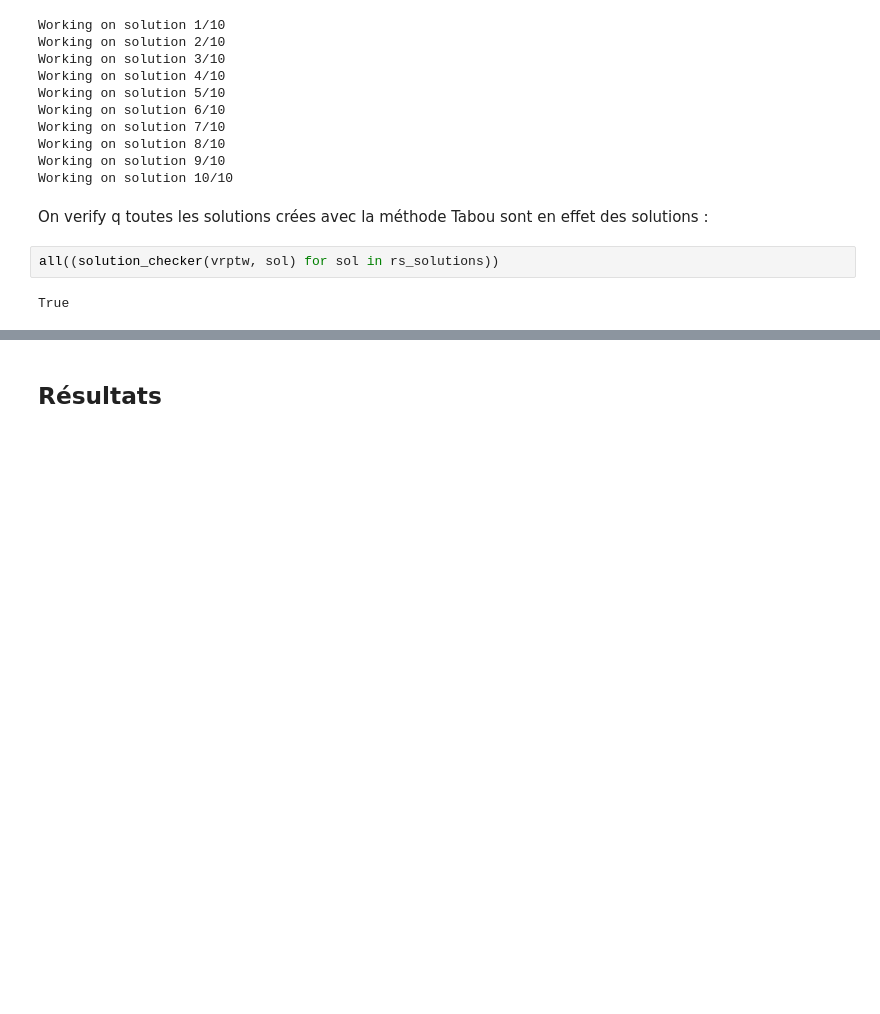
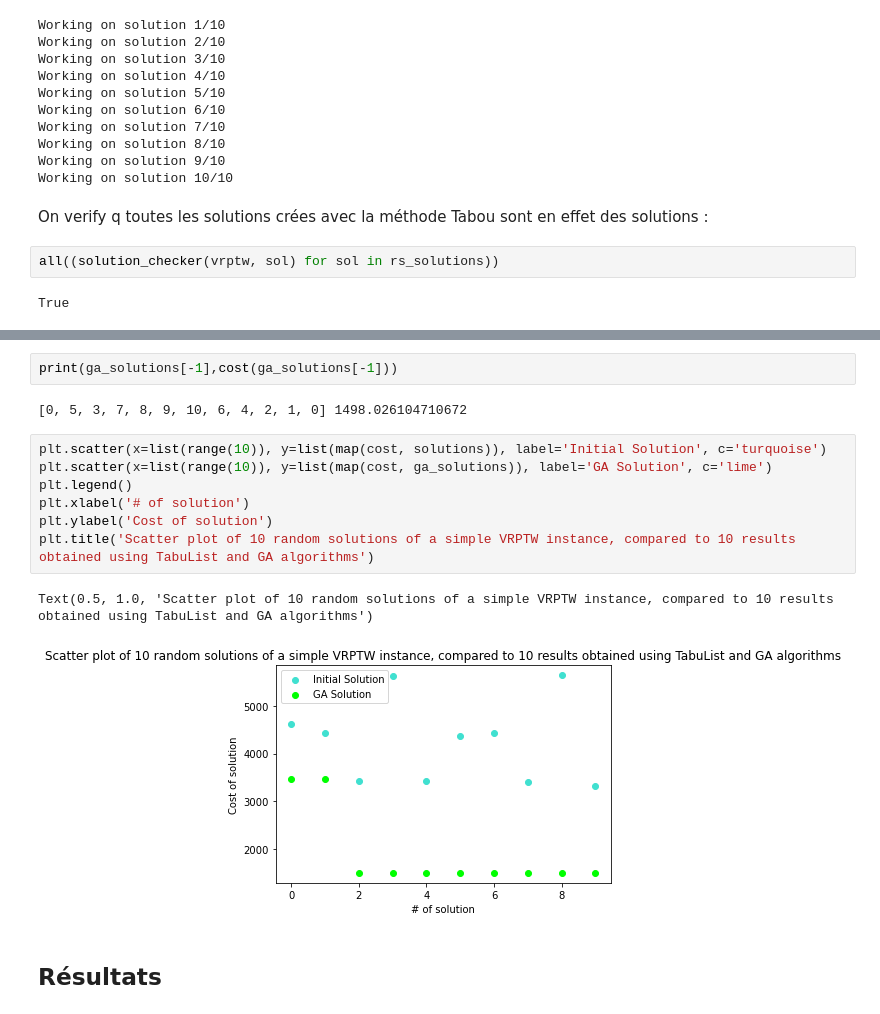
Before and after one commit to pabloskewes/ICO, a Jupyter notebook: codes/laboratory.ipynb, the cells around one changed output, grey strips where cells are left out. Cells and saved outputs as stored; diff of their text form; blank space fills up the shorter version.

```diff
--- a/codes/laboratory.ipynb
+++ b/codes/laboratory.ipynb
@@ -163,3 +209,17 @@ Text(0.5, 1.0, 'Scatter plot of 10 random solutions of a simple VRPTW instance,
+# %%
+print(ga_solutions[-1],cost(ga_solutions[-1]))
+# %% [output]
+[0, 5, 3, 7, 8, 9, 10, 6, 4, 2, 1, 0] 1498.026104710672
+# %%
+plt.scatter(x=list(range(10)), y=list(map(cost, solutions)), label='Initial Solution', c='turquoise')
+plt.scatter(x=list(range(10)), y=list(map(cost, ga_solutions)), label='GA Solution', c='lime')
+plt.legend()
+plt.xlabel('# of solution')
+plt.ylabel('Cost of solution')
+plt.title('Scatter plot of 10 random solutions of a simple VRPTW instance, compared to 10 results obtained using TabuList and GA algorithms')
+# %% [output]
+Text(0.5, 1.0, 'Scatter plot of 10 random solutions of a simple VRPTW instance, compared to 10 results obtained using TabuList and GA algorithms')
+[figure, added]
 # %% [markdown]
 ## Résultats
 # %%
```
Also changed, not shown: parts of 14 cells of this notebook.
